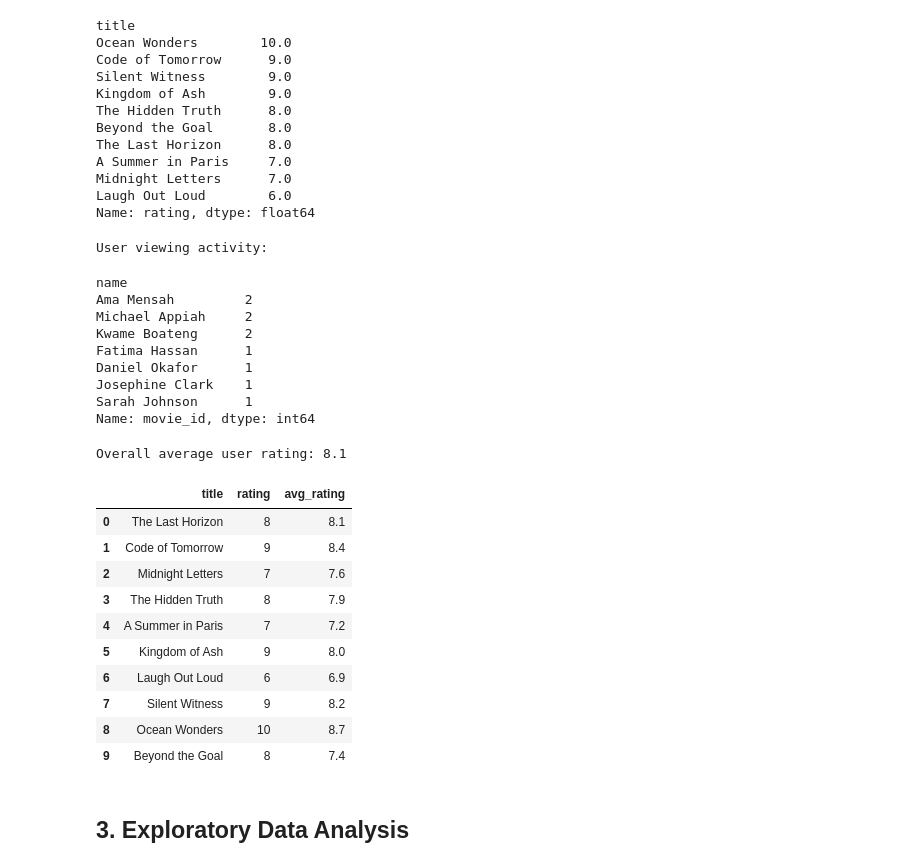
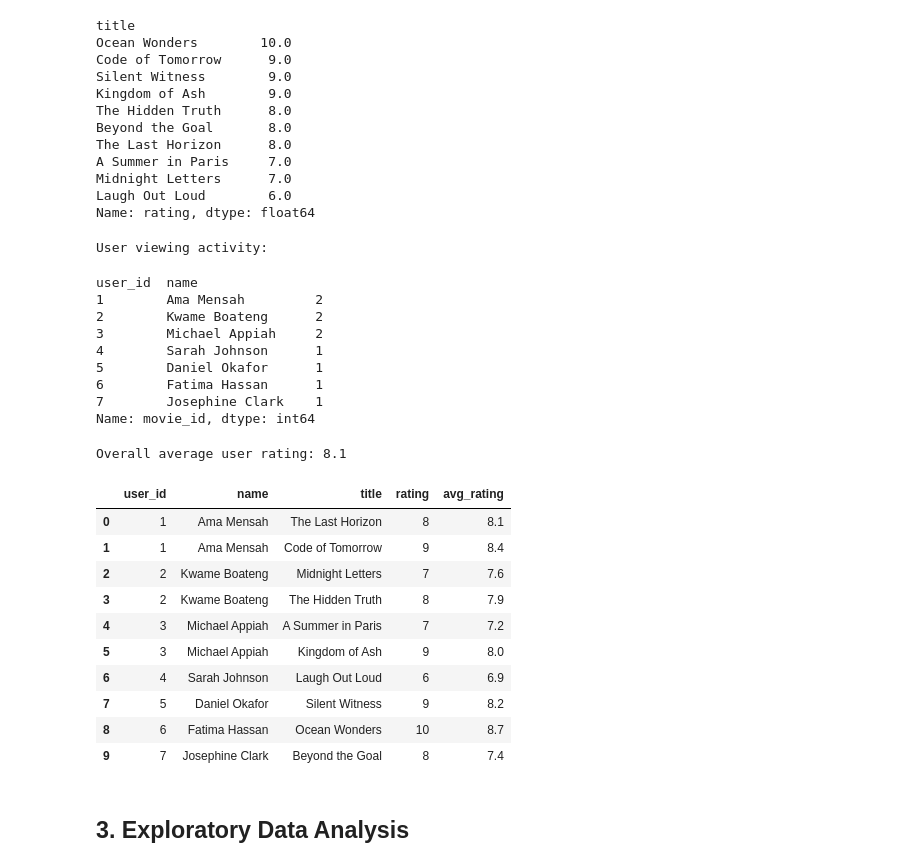
Before and after one commit to App356/Netflix-Team-3, a Jupyter notebook: netflix_analysis_project.ipynb, the cells around one changed output. Drawn from its saved outputs; the diff is of its cells as text; code cells hidden in the pictures.

```diff
--- a/netflix_analysis_project.ipynb
+++ b/netflix_analysis_project.ipynb
@@ -500,10 +500,10 @@ Midnight Letters      7.0
 Laugh Out Loud        6.0
 Name: rating, dtype: float64
 # %%
-# Count the number of movies watched by each user
+# Count the number of movies watched by each individual user
 
 user_activity = (
-    netflix_data.groupby("name")["movie_id"]
+    netflix_data.groupby(["user_id", "name"])["movie_id"]
     .count()
     .sort_values(ascending=False)
 )
@@ -512,14 +512,14 @@ print("User viewing activity:")
 display(user_activity)
 # %% [output]
 User viewing activity:
-name
-Ama Mensah         2
-Michael Appiah     2
-Kwame Boateng      2
-Fatima Hassan      1
-Daniel Okafor      1
-Josephine Clark    1
-Sarah Johnson      1
+user_id  name
+1        Ama Mensah         2
+2        Kwame Boateng      2
+3        Michael Appiah     2
+4        Sarah Johnson      1
+5        Daniel Okafor      1
+6        Fatima Hassan      1
+7        Josephine Clark    1
 Name: movie_id, dtype: int64
 # %%
 # Calculate the overall average user rating
@@ -530,25 +530,25 @@ print("Overall average user rating:", round(overall_rating, 2))
 # %% [output]
 Overall average user rating: 8.1
 # %%
-# Compare user ratings with movie average ratings
+# Compare individual user ratings with average movie ratings
 
 rating_comparison = netflix_data[
-    ["title", "rating", "avg_rating"]
+    ["user_id", "name", "title", "rating", "avg_rating"]
 ]
 
 display(rating_comparison)
 # %% [output]
-|  | title | rating | avg_rating |
-| 0 | The Last Horizon | 8 | 8.1 |
-| 1 | Code of Tomorrow | 9 | 8.4 |
-| 2 | Midnight Letters | 7 | 7.6 |
-| 3 | The Hidden Truth | 8 | 7.9 |
-| 4 | A Summer in Paris | 7 | 7.2 |
-| 5 | Kingdom of Ash | 9 | 8.0 |
-| 6 | Laugh Out Loud | 6 | 6.9 |
-| 7 | Silent Witness | 9 | 8.2 |
-| 8 | Ocean Wonders | 10 | 8.7 |
-| 9 | Beyond the Goal | 8 | 7.4 |
+|  | user_id | name | title | rating | avg_rating |
+| 0 | 1 | Ama Mensah | The Last Horizon | 8 | 8.1 |
+| 1 | 1 | Ama Mensah | Code of Tomorrow | 9 | 8.4 |
+| 2 | 2 | Kwame Boateng | Midnight Letters | 7 | 7.6 |
+| 3 | 2 | Kwame Boateng | The Hidden Truth | 8 | 7.9 |
+| 4 | 3 | Michael Appiah | A Summer in Paris | 7 | 7.2 |
+| 5 | 3 | Michael Appiah | Kingdom of Ash | 9 | 8.0 |
+| 6 | 4 | Sarah Johnson | Laugh Out Loud | 6 | 6.9 |
+| 7 | 5 | Daniel Okafor | Silent Witness | 9 | 8.2 |
+| 8 | 6 | Fatima Hassan | Ocean Wonders | 10 | 8.7 |
+| 9 | 7 | Josephine Clark | Beyond the Goal | 8 | 7.4 |
 # %% [markdown]
 ## 3. Exploratory Data Analysis
 # %%
```
Also changed, not shown: parts of 1 cell of this notebook.
